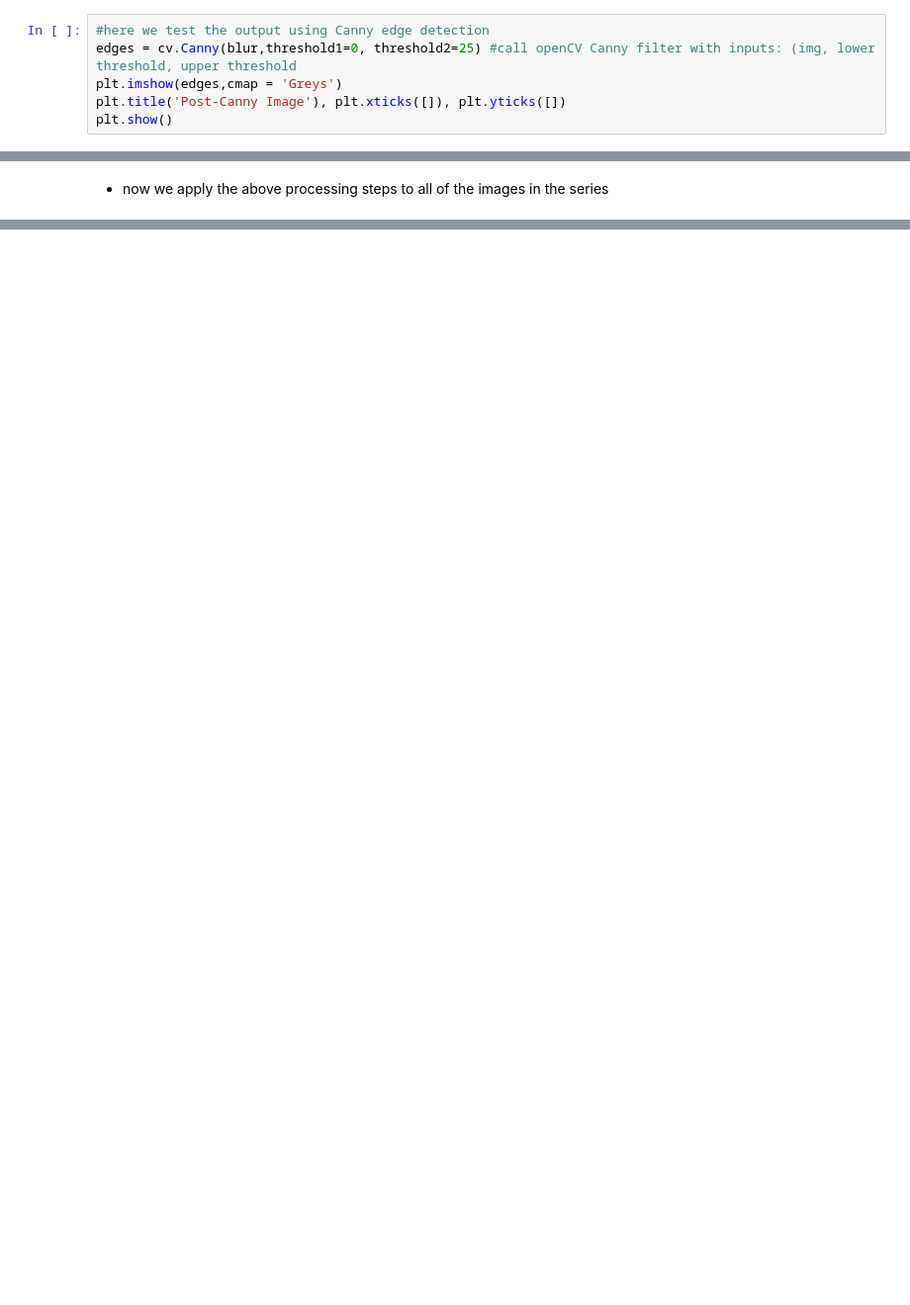
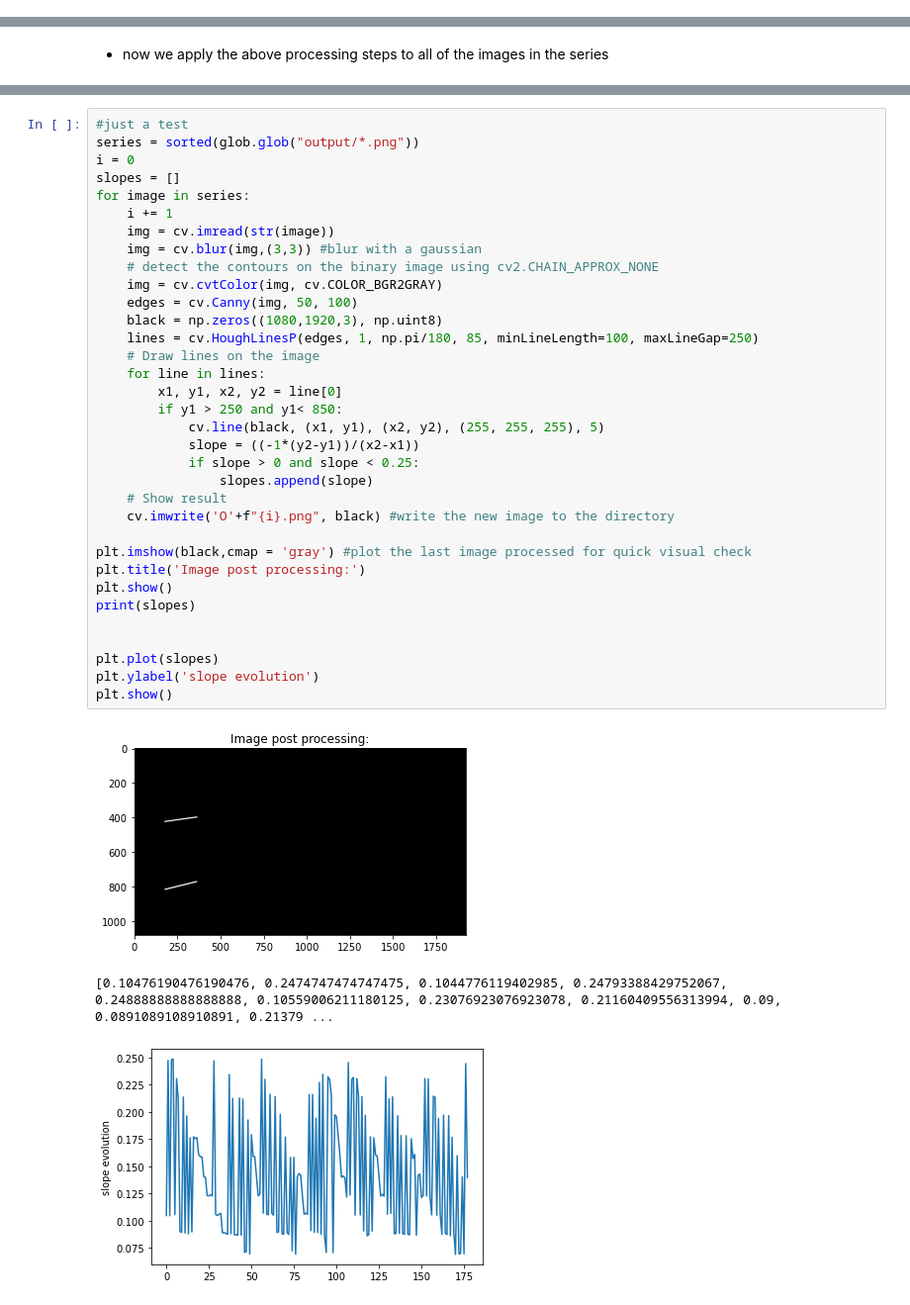
Before and after one commit to Madi-Son/Web, a Jupyter notebook: notebook.ipynb, the cells around one changed output, grey strips where cells are left out. Shown at 99% size. Saved outputs shown, nothing was run; the diff lists cells and outputs as text; blank space fills up the shorter version.

```diff
--- a/notebook.ipynb
+++ b/notebook.ipynb
@@ -78,6 +40,0 @@ plt.show()
-# %%
-#here we test the output using Canny edge detection
-edges = cv.Canny(blur,threshold1=0, threshold2=25) #call openCV Canny filter with inputs: (img, lower threshold, upper threshold
-plt.imshow(edges,cmap = 'Greys')
-plt.title('Post-Canny Image'), plt.xticks([]), plt.yticks([])
-plt.show()
@@ -138,0 +81,38 @@ IndexError: too many indices for array: array is 2-dimensional, but 3 were index
+# %%
+#just a test
+series = sorted(glob.glob("output/*.png"))
+i = 0
+slopes = []
+for image in series:
+    i += 1
+    img = cv.imread(str(image))
+    img = cv.blur(img,(3,3)) #blur with a gaussian
+    # detect the contours on the binary image using cv2.CHAIN_APPROX_NONE
+    img = cv.cvtColor(img, cv.COLOR_BGR2GRAY)
+    edges = cv.Canny(img, 50, 100)
+    black = np.zeros((1080,1920,3), np.uint8)
+    lines = cv.HoughLinesP(edges, 1, np.pi/180, 85, minLineLength=100, maxLineGap=250)
+    # Draw lines on the image
+    for line in lines:
+        x1, y1, x2, y2 = line[0]
+        if y1 > 250 and y1< 850:
+            cv.line(black, (x1, y1), (x2, y2), (255, 255, 255), 5)
+            slope = ((-1*(y2-y1))/(x2-x1))
+            if slope > 0 and slope < 0.25:
+                slopes.append(slope)
+    # Show result
+    cv.imwrite('O'+f"{i}.png", black) #write the new image to the directory
+
+plt.imshow(black,cmap = 'gray') #plot the last image processed for quick visual check
+plt.title('Image post processing:')
+plt.show()
+print(slopes)
+
+
+plt.plot(slopes)
+plt.ylabel('slope evolution')
+plt.show()
+# %% [output]
+[figure, added]
+[0.10476190476190476, 0.2474747474747475, 0.1044776119402985, 0.24793388429752067, 0.24888888888888888, 0.10559006211180125, 0.23076923076923078, 0.21160409556313994, 0.09, 0.0891089108910891, 0.21379 ...
+[figure, added]
```
Also changed, not shown: parts of 17 cells of this notebook.
